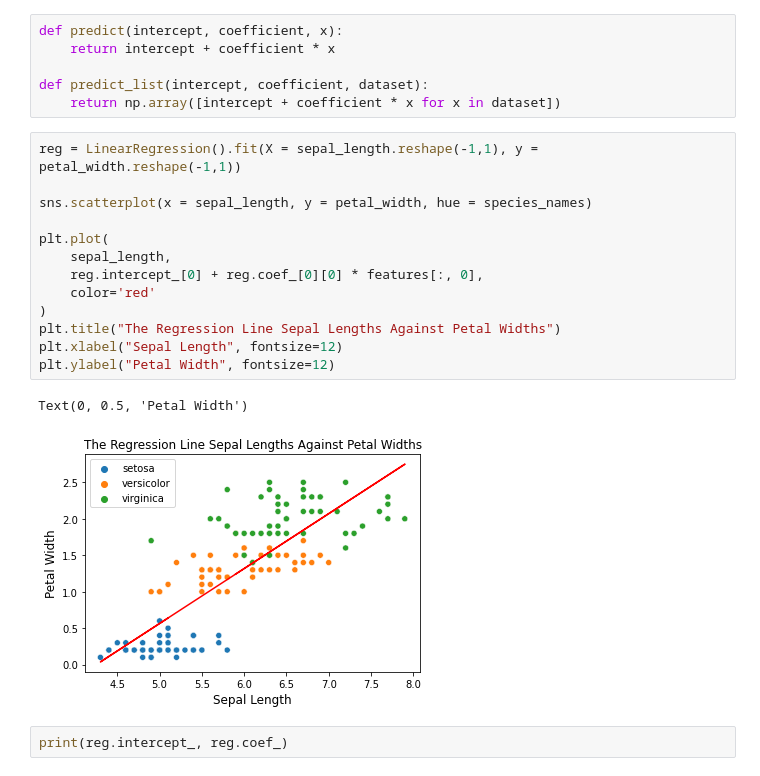
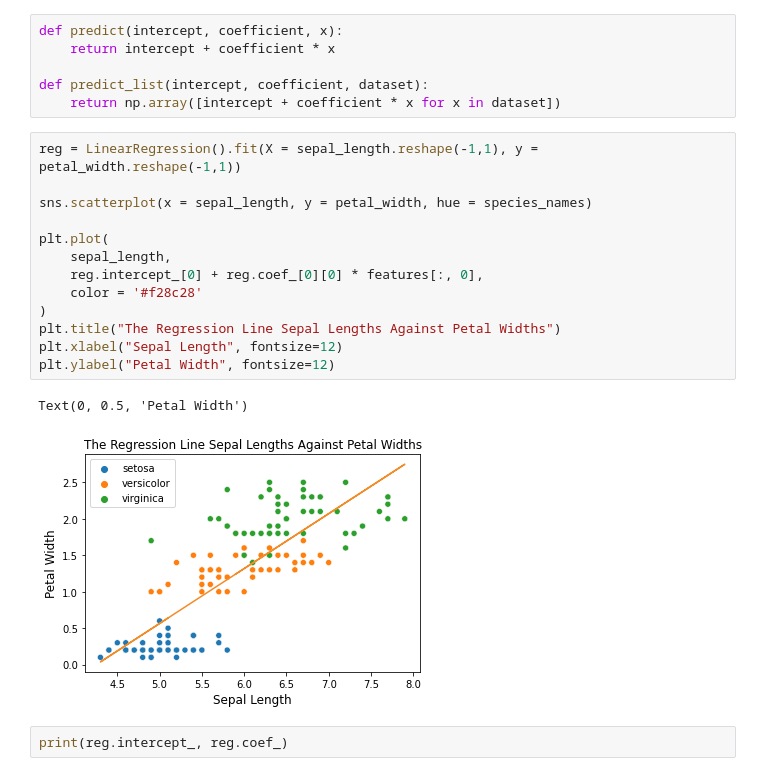
Before and after one commit to bsraya/optimization, a Jupyter notebook: gd.ipynb, the cells around one changed output. Drawn from its saved outputs; the diff is of its cells as text.

```diff
--- a/gd.ipynb
+++ b/gd.ipynb
@@ -32,19 +32,19 @@ def predict_list(intercept, coefficient, dataset):
 # %%
 reg = LinearRegression().fit(X = sepal_length.reshape(-1,1), y = petal_width.reshape(-1,1))
 
 sns.scatterplot(x = sepal_length, y = petal_width, hue = species_names)
 
 plt.plot(
     sepal_length,
     reg.intercept_[0] + reg.coef_[0][0] * features[:, 0],
-    color='red'
+    color = '#f28c28'
 )
 plt.title("The Regression Line Sepal Lengths Against Petal Widths")
 plt.xlabel("Sepal Length", fontsize=12)
 plt.ylabel("Petal Width", fontsize=12)
 # %% [output]
 Text(0, 0.5, 'Petal Width')
-[figure, old version]
+[figure, new version]
 # %%
 print(reg.intercept_, reg.coef_)
 # %% [output]
```
Also changed, not shown: parts of 8 cells of this notebook, 1 other file.
